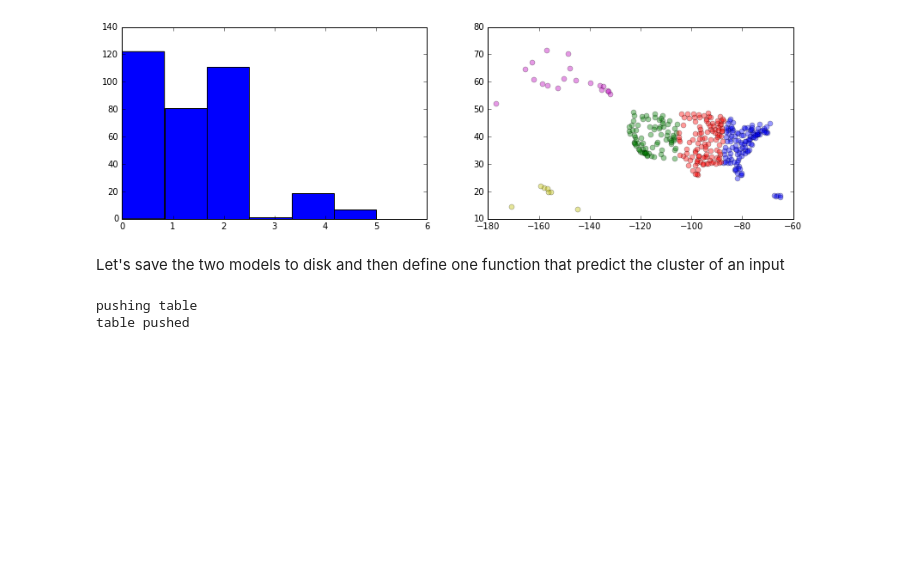
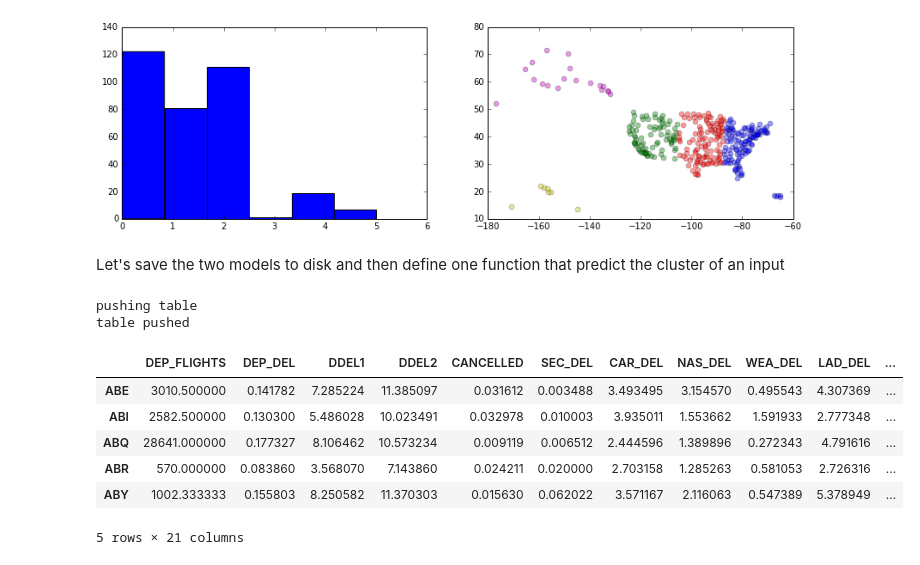
Before and after one commit to kthouz/Flights_Delays, a Jupyter notebook: 01_1_Airports_Analysis.ipynb, the cells around one changed output. Drawn from its saved outputs; the diff is of its cells as text; code cells hidden in the pictures; blank space fills up the shorter version.

```diff
--- a/01_1_Airports_Analysis.ipynb
+++ b/01_1_Airports_Analysis.ipynb
@@ -236,17 +236,24 @@ class AirportClass():
         self.features_set3 = ['LAT','LON']
 
         self.data = data
+        # load models
+        self.__load_models__()
+
         # get all features name
         features = self.data.columns.tolist()
         # impute missing values
         imputable_features = features[3:-3]+features[-1:]
-        self.data[imputable_features] = imputer.transform(self.data[imputable_features])
-        # load models and put airport in specific classes
+        self.data[imputable_features] = self.a_imputer.transform(self.data[imputable_features])
+
+        # classify airport in specific classes
         self.__load_models__()
         self.clusterize_1()
         self.clusterize_2()
         self.clusterize_3()
 
+        # drop year column if it exists
+        if 'YEAR' in self.data.columns:
+            self.data.drop('YEAR', axis = 1, inplace = True)
     def __load_models__(self):
         with open('airports_cluster_model_1.pkl','r') as f:
             #use criterion 1
@@ -298,3 +305,13 @@ else:
 # %% [output]
 pushing table
 table pushed
+# %%
+df.head()
+# %% [output]
+|  | DEP_FLIGHTS | DEP_DEL | DDEL1 | DDEL2 | CANCELLED | SEC_DEL | CAR_DEL | NAS_DEL | WEA_DEL | LAD_DEL | ... |
+| ABE | 3010.500000 | 0.141782 | 7.285224 | 11.385097 | 0.031612 | 0.003488 | 3.493495 | 3.154570 | 0.495543 | 4.307369 | ... |
+| ABI | 2582.500000 | 0.130300 | 5.486028 | 10.023491 | 0.032978 | 0.010003 | 3.935011 | 1.553662 | 1.591933 | 2.777348 | ... |
+| ABQ | 28641.000000 | 0.177327 | 8.106462 | 10.573234 | 0.009119 | 0.006512 | 2.444596 | 1.389896 | 0.272343 | 4.791616 | ... |
+| ABR | 570.000000 | 0.083860 | 3.568070 | 7.143860 | 0.024211 | 0.020000 | 2.703158 | 1.285263 | 0.581053 | 2.726316 | ... |
+| ABY | 1002.333333 | 0.155803 | 8.250582 | 11.370303 | 0.015630 | 0.062022 | 3.571167 | 2.116063 | 0.547389 | 5.378949 | ... |
+5 rows × 21 columns
```
Also changed, not shown: parts of 1 cell of this notebook.
